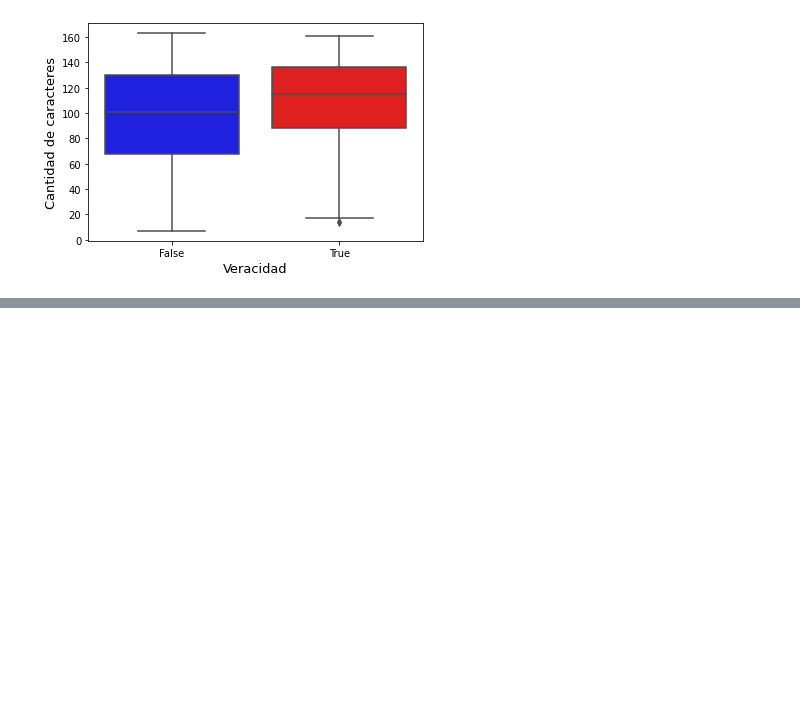
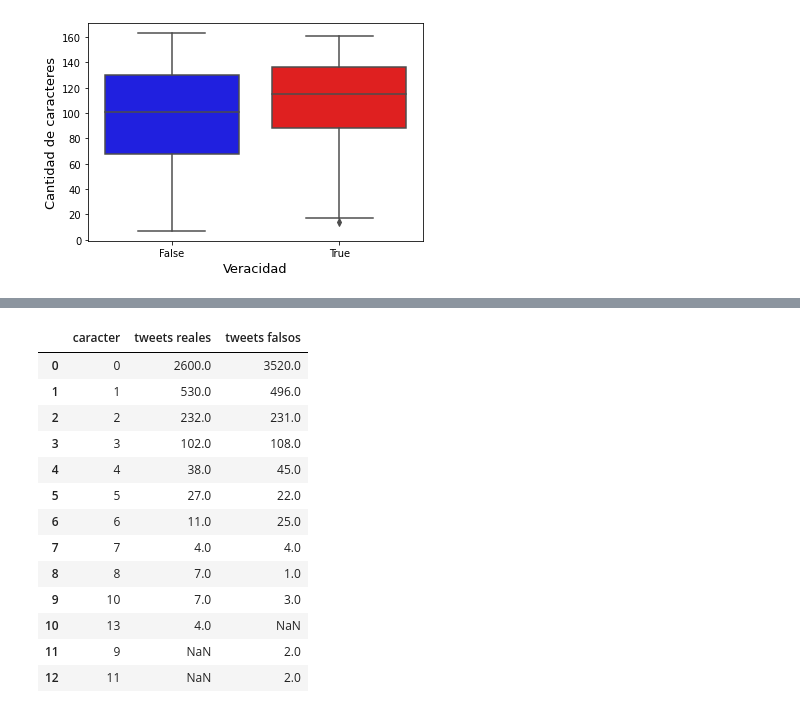
Before and after one commit to grettynazario/TP1-orgaDatos, a Jupyter notebook: TP1.ipynb, the cells around one changed output, grey strips where cells are left out. Cells and saved outputs as stored; diff of their text form; code cells hidden in the pictures; blank space fills up the shorter version.

Commit message:
analisis de los textos de tweets por caracteres especiales

```diff
--- a/TP1.ipynb
+++ b/TP1.ipynb
@@ -173,0 +178,7 @@ bplot.tick_params(labelsize=10)
+# %%
+def contador_de_caracter(caracter, texto):
+  contador = 0
+  for letra in texto:
+    if(letra == caracter):
+      contador = contador + 1
+  return contador
@@ -173,0 +187,9 @@ bplot.tick_params(labelsize=10)
+# %%
+#Se crea un df con las cantidades de caracteres por cada texto
+textos = tweets.text
+caracteres = textos.apply(lambda x: contador_de_caracter('#',x))
+caracteres = caracteres.to_frame()
+caracteres.rename(columns = {'text':'caracter'}, inplace = True)
+cantidad_caracter = caracteres.caracter
+df_caracteres_texts = pd.concat([textos, cantidad_caracter], axis = 1)
+df_caracteres_texts.head(5)
@@ -173,0 +203,30 @@ bplot.tick_params(labelsize=10)
+# %%
+#df con los tweets reales
+df_caracteres_texts = pd.merge(df_caracteres_texts, tweets, how='inner')
+df_caracteres_real = df_caracteres_texts[df_caracteres_texts.target == 1]
+df_caracteres_real = df_caracteres_real.groupby('caracter').agg({'target':'count'}).reset_index()
+df_caracteres_real.rename(columns={'target':'tweets reales'}, inplace=True)
+# %%
+#df con los tweets falsos
+df_caracteres_texts = pd.merge(df_caracteres_texts, tweets, how='inner')
+df_caracteres_falso = df_caracteres_texts[df_caracteres_texts.target == 0]
+df_caracteres_falso = df_caracteres_falso.groupby('caracter').agg({'target':'count'}).reset_index()
+df_caracteres_falso.rename(columns={'target':'tweets falsos'}, inplace=True)
+# %%
+#CON ESTE HACES EL GRAFICO GUARDALO EN UN VARIABLE LINDA JAJAJ XD
+pd.merge(df_caracteres_real, df_caracteres_falso, how ='outer', on = 'caracter')
+# %% [output]
+|  | caracter | tweets reales | tweets falsos |
+| 0 | 0 | 2600.0 | 3520.0 |
+| 1 | 1 | 530.0 | 496.0 |
+| 2 | 2 | 232.0 | 231.0 |
+| 3 | 3 | 102.0 | 108.0 |
+| 4 | 4 | 38.0 | 45.0 |
+| 5 | 5 | 27.0 | 22.0 |
+| 6 | 6 | 11.0 | 25.0 |
+| 7 | 7 | 4.0 | 4.0 |
+| 8 | 8 | 7.0 | 1.0 |
+| 9 | 10 | 7.0 | 3.0 |
+| 10 | 13 | 4.0 | NaN |
+| 11 | 9 | NaN | 2.0 |
+| 12 | 11 | NaN | 2.0 |
```
Also changed, not shown: parts of 15 cells of this notebook.
